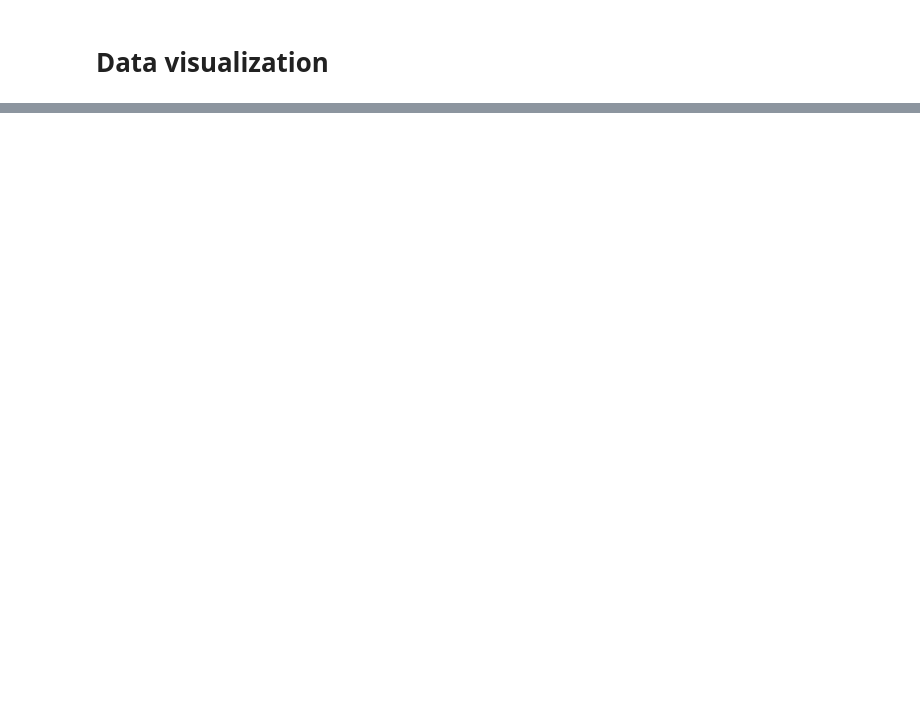
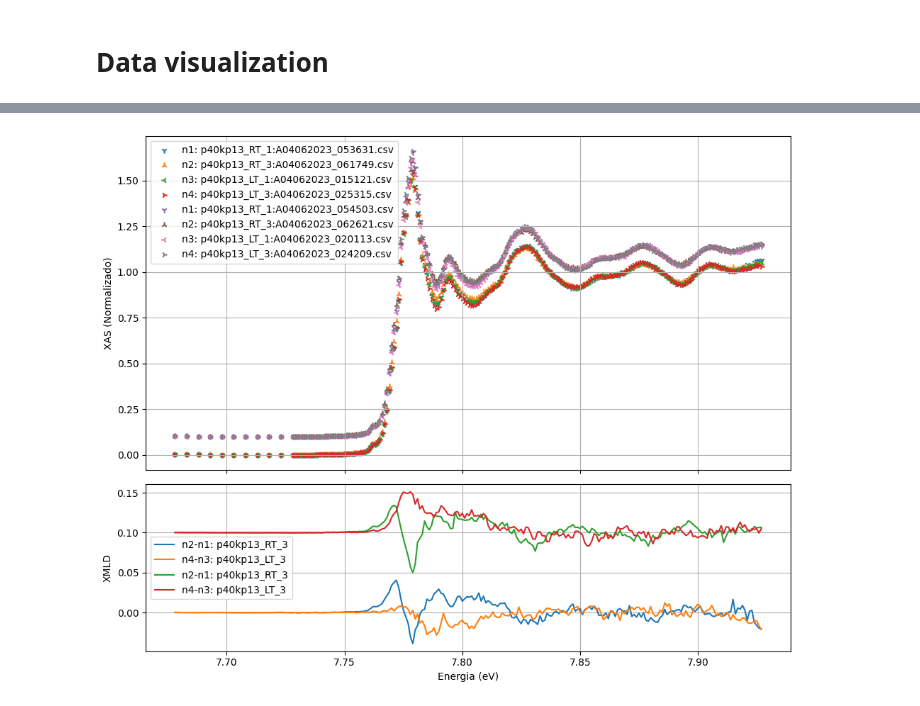
Before and after one commit to 4LC4NT4R4/XMLD, a Jupyter notebook: poo_xmld.ipynb, the cells around one changed output, grey strips where cells are left out. Saved outputs shown, nothing was run; the diff lists cells and outputs as text; code cells hidden in the pictures; blank space fills up the shorter version.

```diff
--- a/poo_xmld.ipynb
+++ b/poo_xmld.ipynb
@@ -405,0 +528,25 @@ WARNING:matplotlib.legend:No artists with labels found to put in legend.  Note t
+# %%
+# Exemplo de uso
+
+path = '/content/drive/MyDrive/JupyterPrograms/XMLD/data/'
+
+arq1 = 'B4_p40kp13_RT_1_A04062023_053631.csv'
+arq2 = 'B4_p40kp13_RT_3_A04062023_061749.csv'
+arq3 = 'B4_p40kp13_LT_1_A04062023_015121.csv'
+arq4 = 'B4_p40kp13_LT_3_A04062023_025315.csv'
+
+a = xmld4(path + arq1 , path + arq2, path + arq3, path + arq4)
+
+arq1 = 'B4_p40kp13_RT_1_A04062023_054503.csv'
+arq2 = 'B4_p40kp13_RT_3_A04062023_062621.csv'
+arq3 = 'B4_p40kp13_LT_1_A04062023_020113.csv'
+arq4 = 'B4_p40kp13_LT_3_A04062023_024209.csv'
+
+b = xmld4(path + arq1 , path + arq2, path + arq3, path + arq4)
+
+
+# Instanciando e plotando
+
+plot_multiple_xmld4([a, b])
+# %% [output]
+[figure, added]
```
Also changed, not shown: parts of 9 cells of this notebook.
